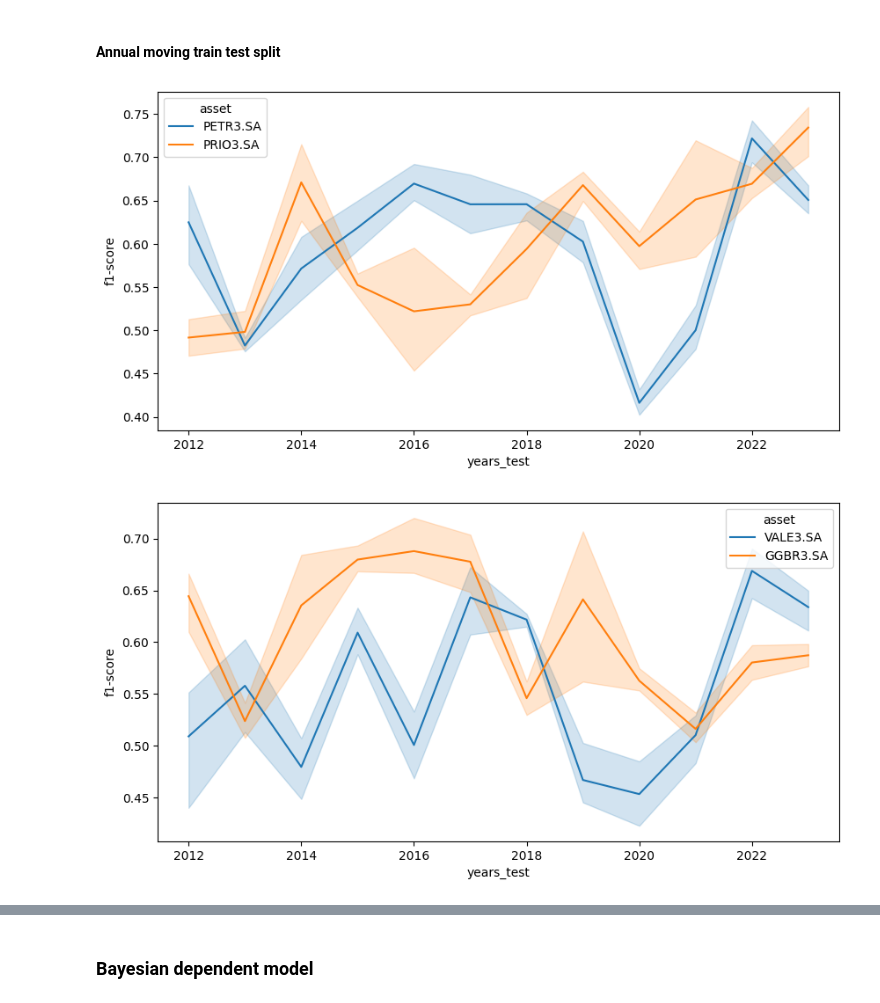
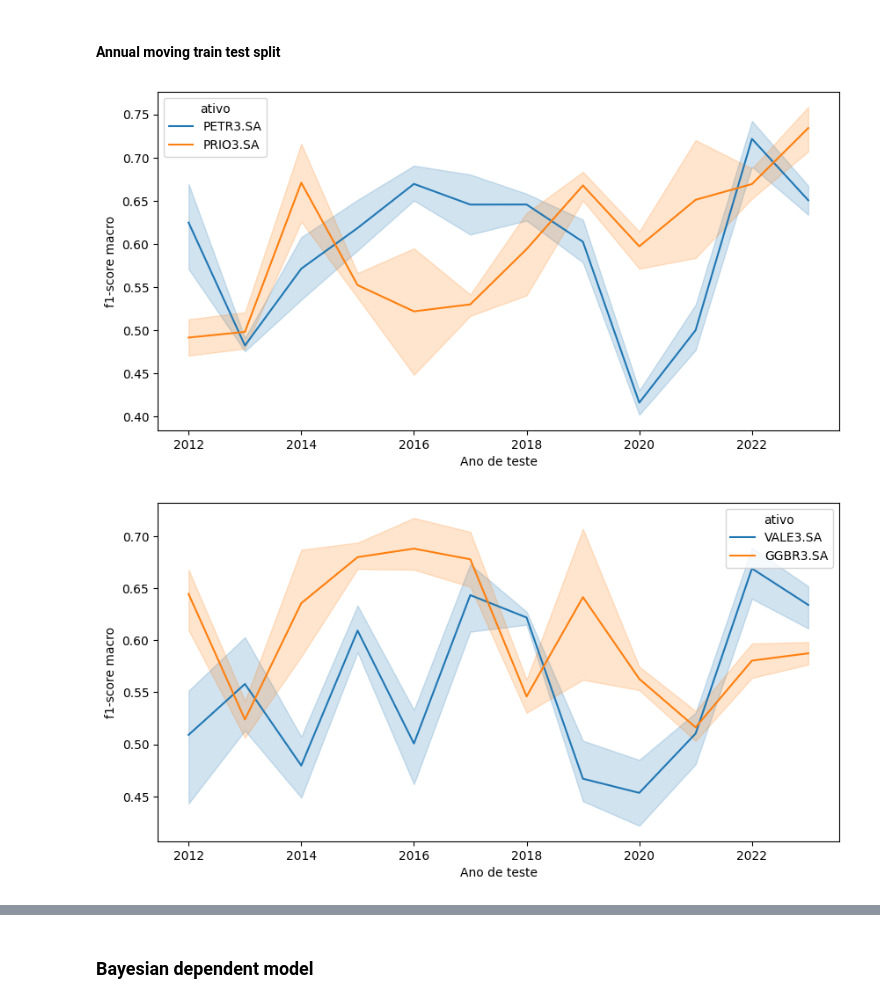
Before and after one commit to semcovici/Mean-Reversion-Prediction-with-Brazilian-Stocks-Market, a Jupyter notebook: notebooks/freq_model.ipynb, the cells around one changed output, grey strips where cells are left out. Drawn from its saved outputs; the diff is of its cells as text; code cells hidden in the pictures.

```diff
--- a/notebooks/freq_model.ipynb
+++ b/notebooks/freq_model.ipynb
@@ -198,13 +198,3 @@ domains_list = [["PETR3.SA","PRIO3.SA"], ["VALE3.SA", "GGBR3.SA"], ["ABCB4.SA",
 df_results.years_train = df_results.years_train.apply(lambda x: int(eval(x)[0]))
 df_results.years_test = df_results.years_test.apply(lambda x: int(eval(x)[0]))
 df_results_metric = df_results.loc['macro avg', :]
-
-
-for asset_domain_list in domains_list:
-
-    fig, ax = plt.subplots(figsize=(10, 5))
-
-
-    sns.lineplot(data=df_results_metric[df_results_metric.asset.isin(asset_domain_list)] , x="years_test", y='f1-score', hue="asset", ax = ax)
-
-    plt.show()
@@ -215,0 +201,11 @@ for asset_domain_list in domains_list:
+# %%
+for asset_domain_list in domains_list:
+
+    fig, ax = plt.subplots(figsize=(10, 5))
+
+    sns.lineplot(
+        data=df_results_metric[df_results_metric.asset.isin(asset_domain_list)].rename({"asset":"ativo"}, axis =1) , x="years_test", y='f1-score', hue="ativo", ax = ax)
+
+    plt.xlabel("Ano de teste")
+    plt.ylabel("f1-score macro")
+    plt.show()
@@ -495,20 +498,32 @@ for n_prev_meta, asset in tqdm(product(list_prev_meta, list_assets), total = len
         df_results_p['years_test'] = str(years_test)
 
         df_results = pd.concat([df_results, df_results_p])
+# %%
+for asset_domain_list in domains_list:
+
+    fig, ax = plt.subplots(figsize=(10, 5))
+
+    sns.lineplot(
+        data=df_results_metric[df_results_metric.asset.isin(asset_domain_list)].rename({"asset":"ativo"}, axis =1) , x="years_test", y='f1-score', hue="ativo", ax = ax)
+
+    plt.xlabel("Ano de teste")
+    plt.ylabel("f1-score macro")
+    plt.show()
 # %%
 df_results.years_train = df_results.years_train.apply(lambda x: int(eval(x)[0]))
 df_results.years_test = df_results.years_test.apply(lambda x: int(eval(x)[0]))
 df_results_metric = df_results.loc['macro avg', :]
 
 
 for asset_domain_list in domains_list:
 
     fig, ax = plt.subplots(figsize=(10, 5))
 
 
-    sns.lineplot(data=df_results_metric[df_results_metric.asset.isin(asset_domain_list)] , x="years_test", y='f1-score', hue="asset", ax = ax)
-
+    sns.lineplot(data=df_results_metric[df_results_metric.asset.isin(asset_domain_list)].rename({"asset":"ativo"}, axis =1) , x="years_test", y='f1-score', hue="ativo", ax = ax)
+    plt.xlabel("Ano de teste")
+    plt.ylabel("f1-score macro")
     plt.show()
 # %% [output]
-[figure, old version]
+[figure, new version]
-[figure, old version]
+[figure, new version]
```
Also changed, not shown: parts of 10 cells of this notebook, 1 other file.
